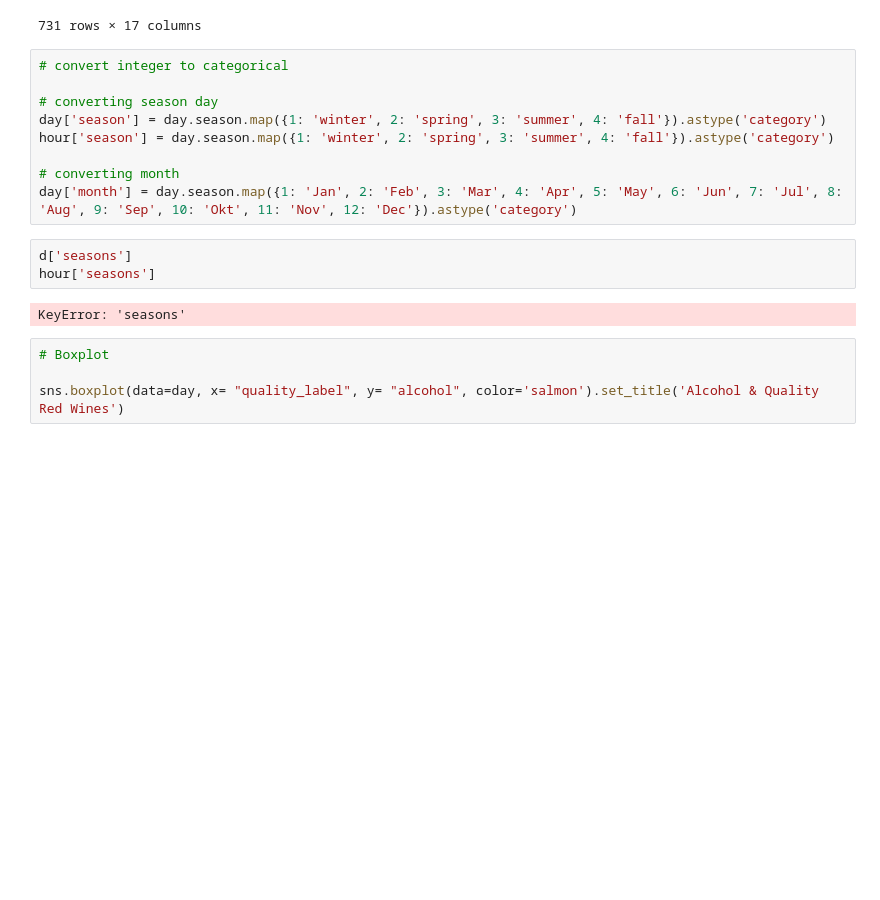
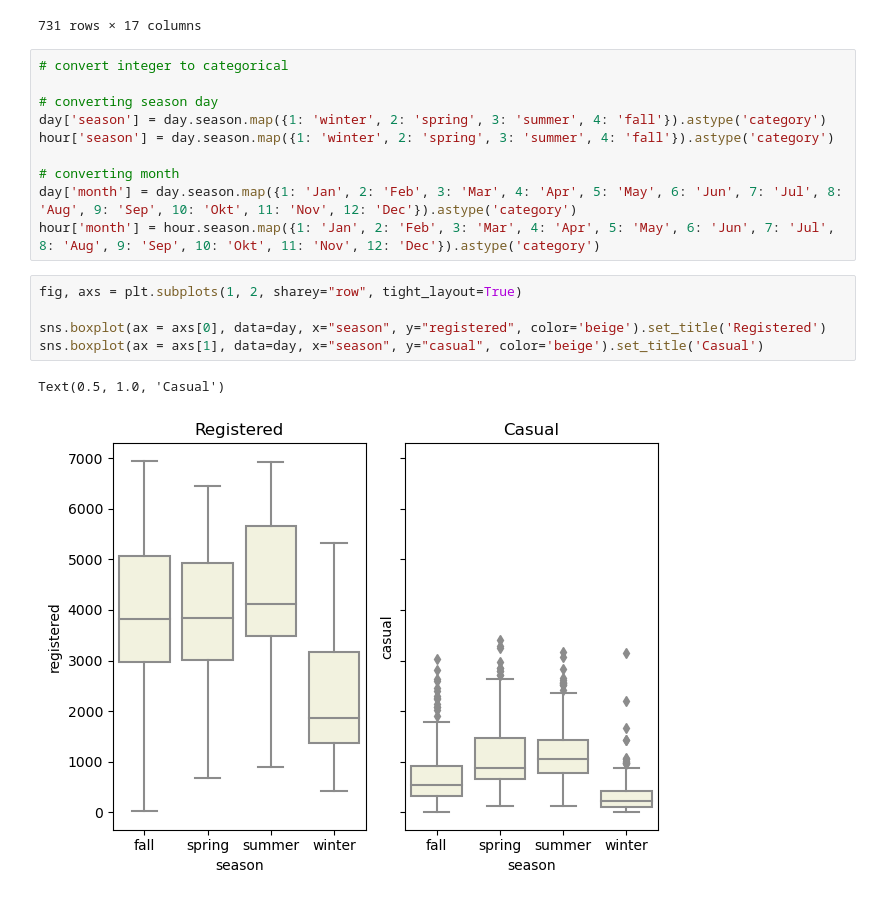
Before and after one commit to NiaLucia/Sprint2, a Jupyter notebook: Bike Project/BikeEDA.ipynb, the cells around one changed output. Drawn from its saved outputs; the diff is of its cells as text; blank space fills up the shorter version.

```diff
--- a/Bike Project/BikeEDA.ipynb
+++ b/Bike Project/BikeEDA.ipynb
@@ -148,12 +148,12 @@ hour['season'] = day.season.map({1: 'winter', 2: 'spring', 3: 'summer', 4: 'fall
 
 # converting month
 day['month'] = day.season.map({1: 'Jan', 2: 'Feb', 3: 'Mar', 4: 'Apr', 5: 'May', 6: 'Jun', 7: 'Jul', 8: 'Aug', 9: 'Sep', 10: 'Okt', 11: 'Nov', 12: 'Dec'}).astype('category')
+hour['month'] = hour.season.map({1: 'Jan', 2: 'Feb', 3: 'Mar', 4: 'Apr', 5: 'May', 6: 'Jun', 7: 'Jul', 8: 'Aug', 9: 'Sep', 10: 'Okt', 11: 'Nov', 12: 'Dec'}).astype('category')
-# %%
-d['seasons']
-hour['seasons']
-# %% [output]
-KeyError: 'seasons'
-# %%
-# Boxplot
-
-sns.boxplot(data=day, x= "quality_label", y= "alcohol", color='salmon').set_title('Alcohol & Quality Red Wines')
+# %%
+fig, axs = plt.subplots(1, 2, sharey="row", tight_layout=True)
+
+sns.boxplot(ax = axs[0], data=day, x="season", y="registered", color='beige').set_title('Registered')
+sns.boxplot(ax = axs[1], data=day, x="season", y="casual", color='beige').set_title('Casual')
+# %% [output]
+Text(0.5, 1.0, 'Casual')
+[figure, added]
```
Also changed, not shown: parts of 2 cells of this notebook.
